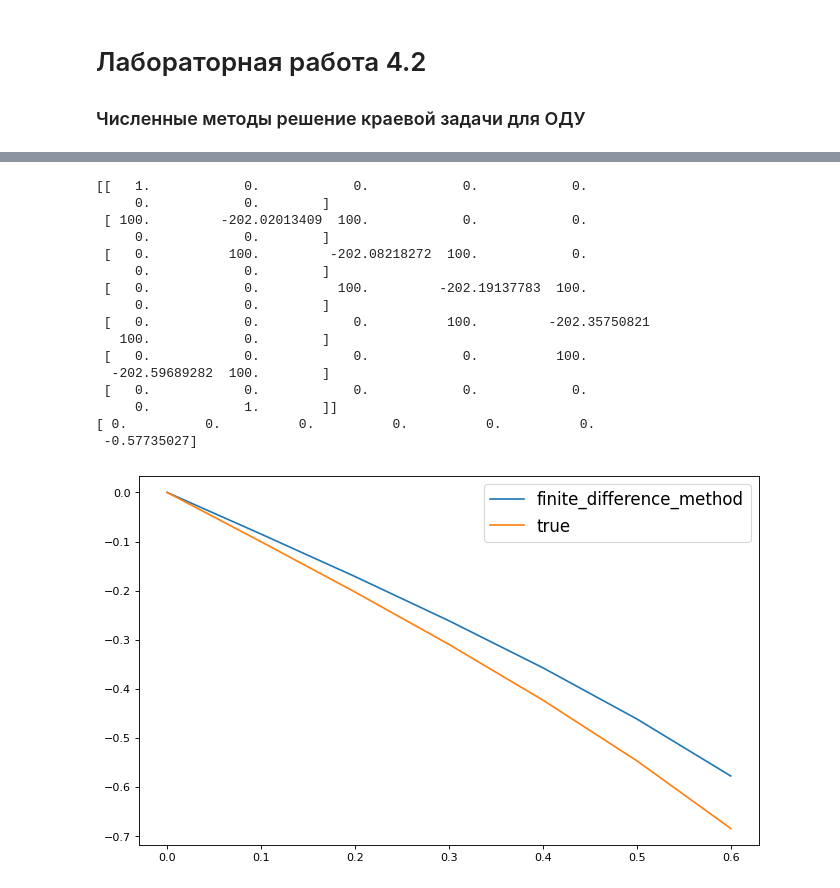
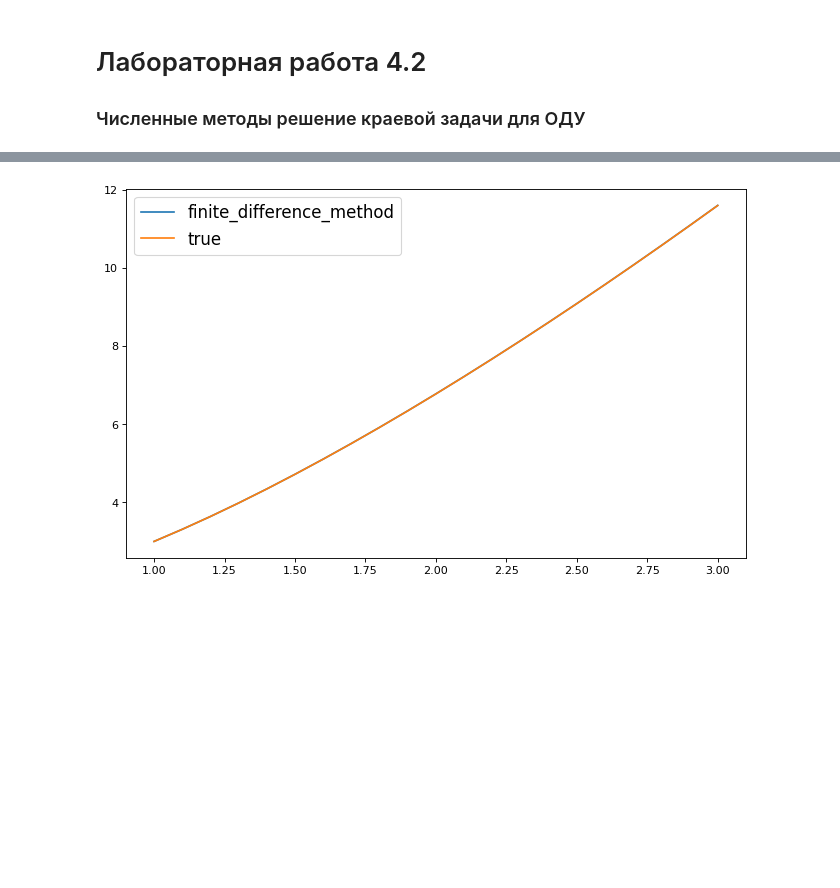
Before and after one commit to protaxY/Numeric-methods_labs, a Jupyter notebook: lab4.ipynb, the cells around one changed output, grey strips where cells are left out. Cells and saved outputs as stored; diff of their text form; code cells hidden in the pictures; blank space fills up the shorter version.

```diff
--- a/lab4.ipynb
+++ b/lab4.ipynb
@@ -281,56 +284,48 @@ def finite_difference_method(p, q, h, left_x, right_x, y_0, alpha, beta, c):
 
     return x, y
 # %%
-def p(x):
-    return -x
-def q(x):
-    return -1
-y_0 = 1
-h = 0.2
-left_x = 0
-right_x = 1
-alpha = 1
-beta = 2
-c = 0
+# def true_y(x):
+#     return np.exp(-x)/x
 
+# def p(x):
+#     return 2/x
+# def q(x):
+#     return -1
+
+# y_0 = 1/np.e
+# c = 0.5/(np.e**2)
+# h = 0.1
+# left_x = 1
+# right_x = 2
+# alpha_left = 0
+# beta_left = 1
+# alpha_right = 0
+# beta_right = 1
 
 def true_y(x):
-    return -np.tan(x)
+    return 2+x+2*x*np.log(abs(x))
 
 def p(x):
-    return 0
+    return -1/(x-1)
 def q(x):
-    return -2*(1+(np.tan(x)**2))
-y_0 = 0
+    return 1/(x*(x-1))
+
+y_0 = 3
+c = -4
 h = 0.1
-left_x = 0
-right_x = np.pi/6
-alpha = 0
-beta = 1
-c = -np.sqrt(3)/3
+left_x = 1
+right_x = 3
+alpha_left = 0
+beta_left = 1
+alpha_right = -3
+beta_right = 1
 
-x, y = finite_difference_method(p, q, h, left_x, right_x, y_0, alpha, beta, c)
+x, y = finite_difference_method(p, q, h, left_x, right_x, alpha_left, beta_left, y_0, alpha_right, beta_right, c)
 
 plt.figure(figsize=(10, 6), dpi=80)
 plt.plot(x, y, label = 'finite_difference_method')
 plt.plot(x, true_y(x), label = 'true')
 plt.legend(loc=0, prop={'size': 15})
 plt.show()
 # %% [output]
-[[   1.            0.            0.            0.            0.
-     0.            0.        ]
- [ 100.         -202.02013409  100.            0.            0.
-     0.            0.        ]
- [   0.          100.         -202.08218272  100.            0.
-     0.            0.        ]
- [   0.            0.          100.         -202.19137783  100.
-     0.            0.        ]
- [   0.            0.            0.          100.         -202.35750821
-   100.            0.        ]
- [   0.            0.            0.            0.          100.
-  -202.59689282  100.        ]
- [   0.            0.            0.            0.            0.
-     0.            1.        ]]
-[ 0.          0.          0.          0.          0.          0.
- -0.57735027]
-[figure, old version]
+[figure, new version]
```
Also changed, not shown: parts of 2 cells of this notebook, 2 other files.
